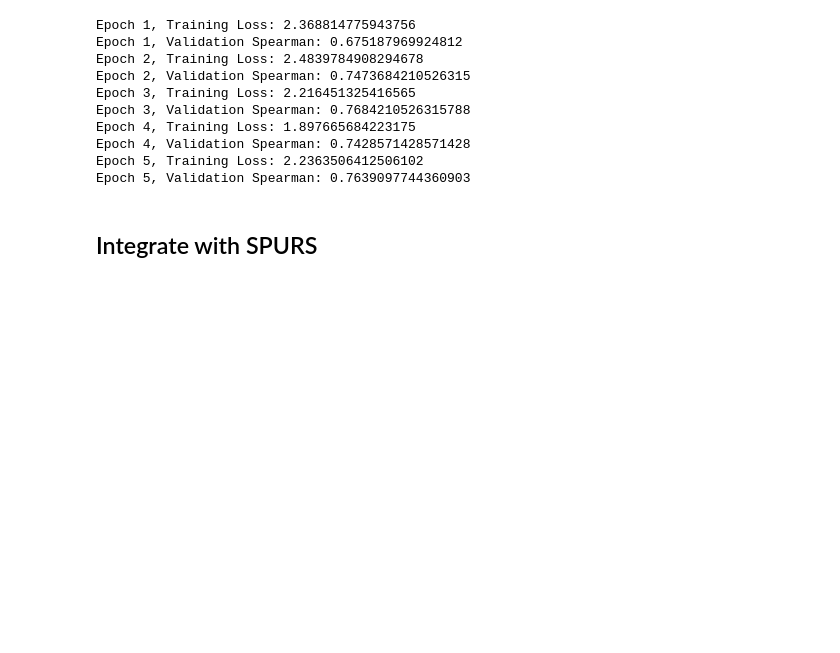
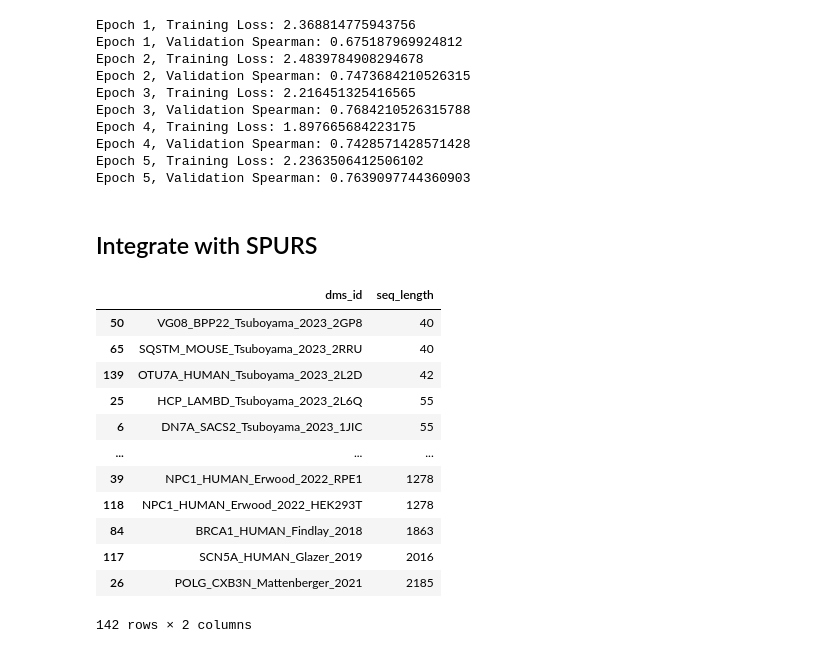
Before and after one commit to Sqingshannon/Fine-tune_plm, a Jupyter notebook: exploration.ipynb, the cells around one changed output. Cells and saved outputs as stored; diff of their text form; code cells hidden in the pictures; blank space fills up the shorter version.

```diff
--- a/exploration.ipynb
+++ b/exploration.ipynb
@@ -447,0 +449,36 @@ from Bio import SeqIO
+# %%
+base_dir = Path("/work/yunan/PsiFit/data/proteingym")
+datasets = [d.name for d in base_dir.iterdir() if d.is_dir()]
+
+data = []
+
+for dataset in datasets:
+    fasta_path = base_dir / dataset / "wildtype.fasta"
+    if fasta_path.exists():
+        try:
+            record = next(SeqIO.parse(fasta_path, "fasta"))
+            seq = str(record.seq)
+            length = len(seq)
+            data.append({'dms_id': dataset, 'seq_length': length})
+        except Exception as e:
+            print(f"Error reading {fasta_path}: {e}")
+
+df = pd.DataFrame(data)
+
+df.sort_values(by='seq_length', ascending=True, inplace=True)
+# %%
+df
+# %% [output]
+|  | dms_id | seq_length |
+| 50 | VG08_BPP22_Tsuboyama_2023_2GP8 | 40 |
+| 65 | SQSTM_MOUSE_Tsuboyama_2023_2RRU | 40 |
+| 139 | OTU7A_HUMAN_Tsuboyama_2023_2L2D | 42 |
+| 25 | HCP_LAMBD_Tsuboyama_2023_2L6Q | 55 |
+| 6 | DN7A_SACS2_Tsuboyama_2023_1JIC | 55 |
+| ... | ... | ... |
+| 39 | NPC1_HUMAN_Erwood_2022_RPE1 | 1278 |
+| 118 | NPC1_HUMAN_Erwood_2022_HEK293T | 1278 |
+| 84 | BRCA1_HUMAN_Findlay_2018 | 1863 |
+| 117 | SCN5A_HUMAN_Glazer_2019 | 2016 |
+| 26 | POLG_CXB3N_Mattenberger_2021 | 2185 |
+142 rows × 2 columns
```
Also changed, not shown: parts of 24 cells of this notebook, 29 other files.
